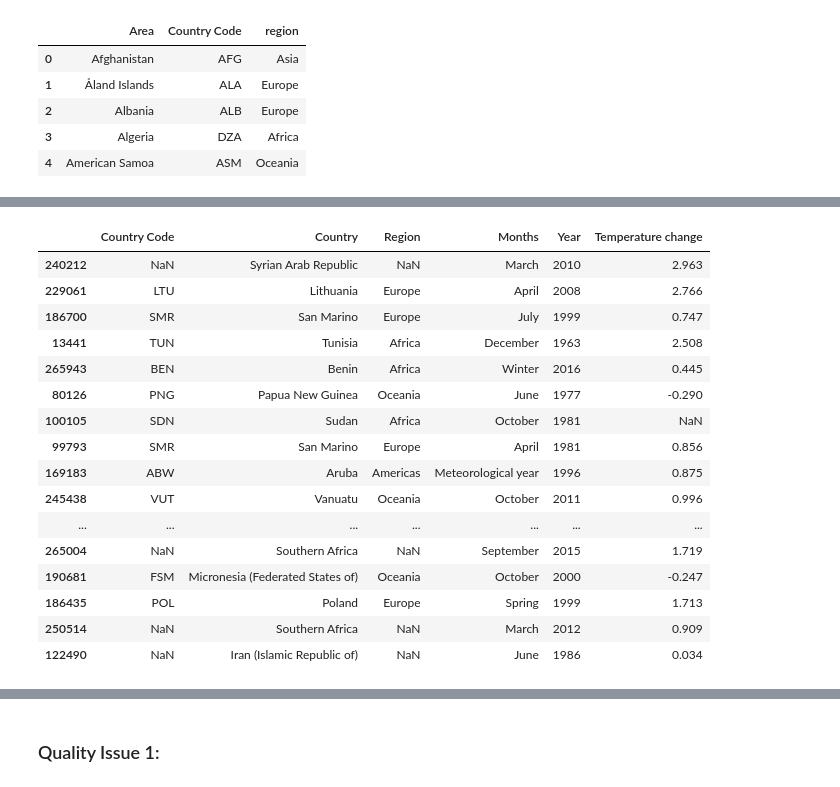
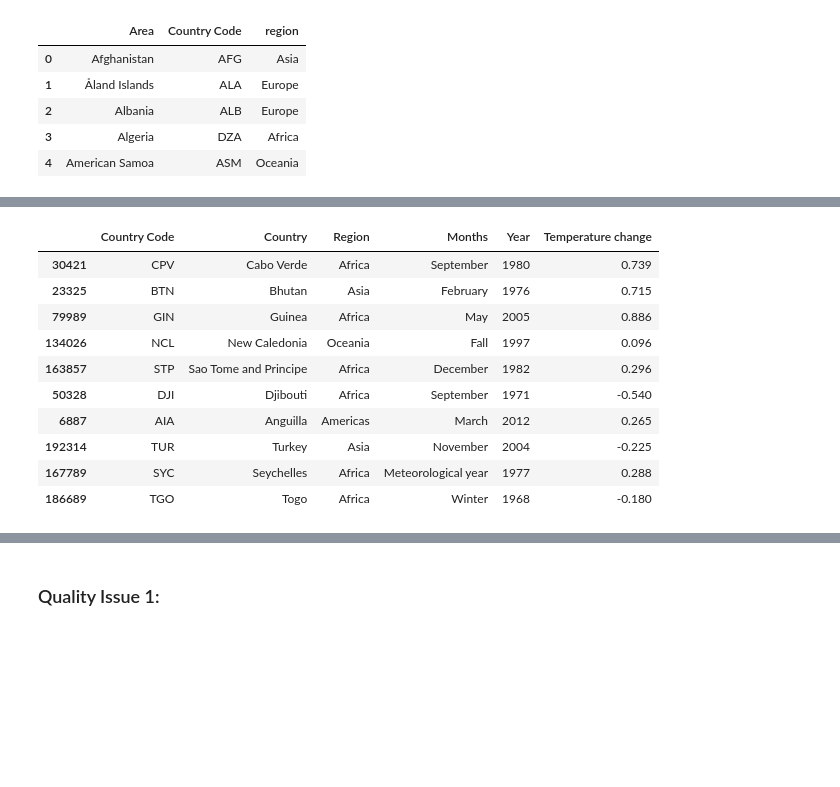
Before and after one commit to igooku/Udacity_dataWrangling_olympic_envirmnet, a Jupyter notebook: Data_Wrangling_Project_Starter.ipynb, the cells around one changed output, grey strips where cells are left out. Saved outputs shown, nothing was run; the diff lists cells and outputs as text; code cells hidden in the pictures; blank space fills up the shorter version.

```diff
--- a/Data_Wrangling_Project_Starter.ipynb
+++ b/Data_Wrangling_Project_Starter.ipynb
@@ -171,7 +281,7 @@ mapping_country.head()
 | 4 | American Samoa | ASM | Oceania |
 # %%
 #Merging mapping dataset with main data environment
-df_region = data_e_merge.merge(mapping_country, on='Area', how='left')
+df_region = data_e_merge.merge(mapping_country, on='Area', how='inner')
 df_region
 # %% [output]
 |  | Area Code | Area | Months Code | Months | Element Code | Element | Unit | Year | Temperature change | ... |
@@ -225,20 +333,19 @@ df_environment_clean.rename(columns={'region': 'Region'},inplace=True)
+# %%
+#Replacing NAN values to means values
+mean_age_e = df_environment_clean['Temperature change'][df_environment_clean['Temperature change'] != 0].mean()
+mean_age_e = mean_age_e.round(3)
+df_environment_clean['Temperature change'] = df_environment_clean['Temperature change'].fillna(mean_age_e)
 # %%
-df_environment_clean.sample(25)
+df_environment_clean.sample(10)
 # %% [output]
 |  | Country Code | Country | Region | Months | Year | Temperature change |
-| 240212 | NaN | Syrian Arab Republic | NaN | March | 2010 | 2.963 |
-| 229061 | LTU | Lithuania | Europe | April | 2008 | 2.766 |
-| 186700 | SMR | San Marino | Europe | July | 1999 | 0.747 |
-| 13441 | TUN | Tunisia | Africa | December | 1963 | 2.508 |
-| 265943 | BEN | Benin | Africa | Winter | 2016 | 0.445 |
-| 80126 | PNG | Papua New Guinea | Oceania | June | 1977 | -0.290 |
-| 100105 | SDN | Sudan | Africa | October | 1981 | NaN |
-| 99793 | SMR | San Marino | Europe | April | 1981 | 0.856 |
-| 169183 | ABW | Aruba | Americas | Meteorological year | 1996 | 0.875 |
-| 245438 | VUT | Vanuatu | Oceania | October | 2011 | 0.996 |
-| ... | ... | ... | ... | ... | ... | ... |
-| 265004 | NaN | Southern Africa | NaN | September | 2015 | 1.719 |
-| 190681 | FSM | Micronesia (Federated States of) | Oceania | October | 2000 | -0.247 |
-| 186435 | POL | Poland | Europe | Spring | 1999 | 1.713 |
-| 250514 | NaN | Southern Africa | NaN | March | 2012 | 0.909 |
-| 122490 | NaN | Iran (Islamic Republic of) | NaN | June | 1986 | 0.034 |
+| 30421 | CPV | Cabo Verde | Africa | September | 1980 | 0.739 |
+| 23325 | BTN | Bhutan | Asia | February | 1976 | 0.715 |
+| 79989 | GIN | Guinea | Africa | May | 2005 | 0.886 |
+| 134026 | NCL | New Caledonia | Oceania | Fall | 1997 | 0.096 |
+| 163857 | STP | Sao Tome and Principe | Africa | December | 1982 | 0.296 |
+| 50328 | DJI | Djibouti | Africa | September | 1971 | -0.540 |
+| 6887 | AIA | Anguilla | Americas | March | 2012 | 0.265 |
+| 192314 | TUR | Turkey | Asia | November | 2004 | -0.225 |
+| 167789 | SYC | Seychelles | Africa | Meteorological year | 1977 | 0.288 |
+| 186689 | TGO | Togo | Africa | Winter | 1968 | -0.180 |
```
Also changed, not shown: parts of 85 cells of this notebook, 1 other file.
